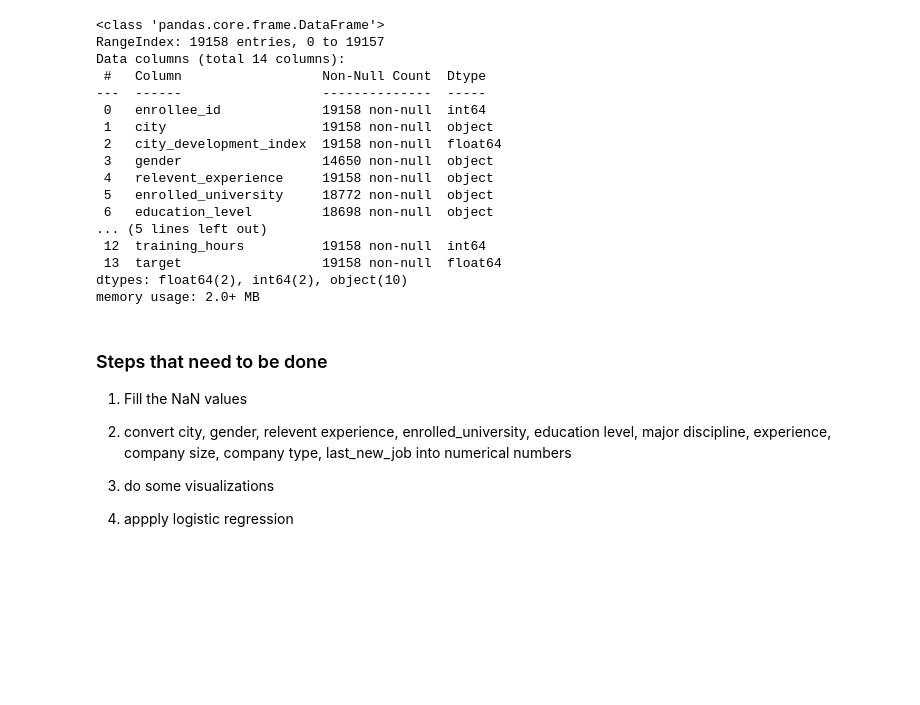
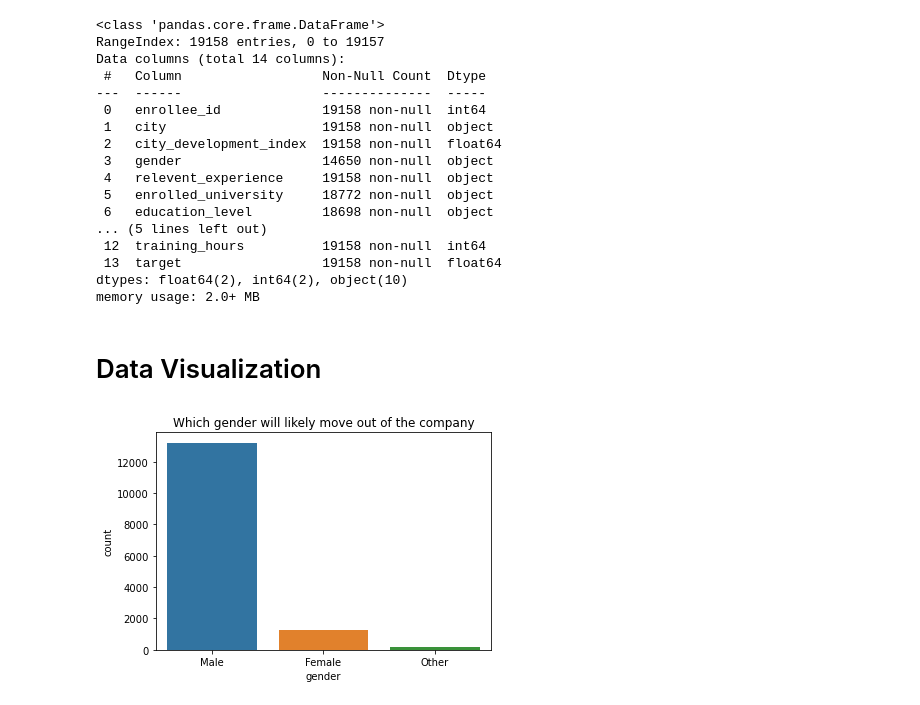
Before and after one commit to PragatiGupta97/Data-Science-for-business, a Jupyter notebook: HR_Analytics.ipynb, the cells around one changed output. Saved outputs shown, nothing was run; the diff lists cells and outputs as text; code cells hidden in the pictures; blank space fills up the shorter version.

```diff
--- a/HR_Analytics.ipynb
+++ b/HR_Analytics.ipynb
@@ -33,0 +41,2 @@ data.head() #returns the first 5 rows; remove .head() to see the entire dataset
+# %%
+data = pd.read_csv("./aug_train.csv")
@@ -51,12 +77,11 @@ Data columns (total 14 columns):
  13  target                  19158 non-null  float64
 dtypes: float64(2), int64(2), object(10)
 memory usage: 2.0+ MB
-# %% [markdown]
-### Steps that need to be done
-1) Fill the NaN values
-
-2) convert city, gender, relevent experience, enrolled_university, education level, major discipline, experience, company size, company type, last_new_job into numerical numbers
-
-3) do some visualizations
-
-4) appply logistic regression
+# %% [markdown]
+# Data Visualization
+# %%
+plt.title('Which gender will likely move out of the company')
+sns.countplot(data['gender'])
+plt.show()
+# %% [output]
+[figure, added]
```
Also changed, not shown: parts of 45 cells of this notebook.
